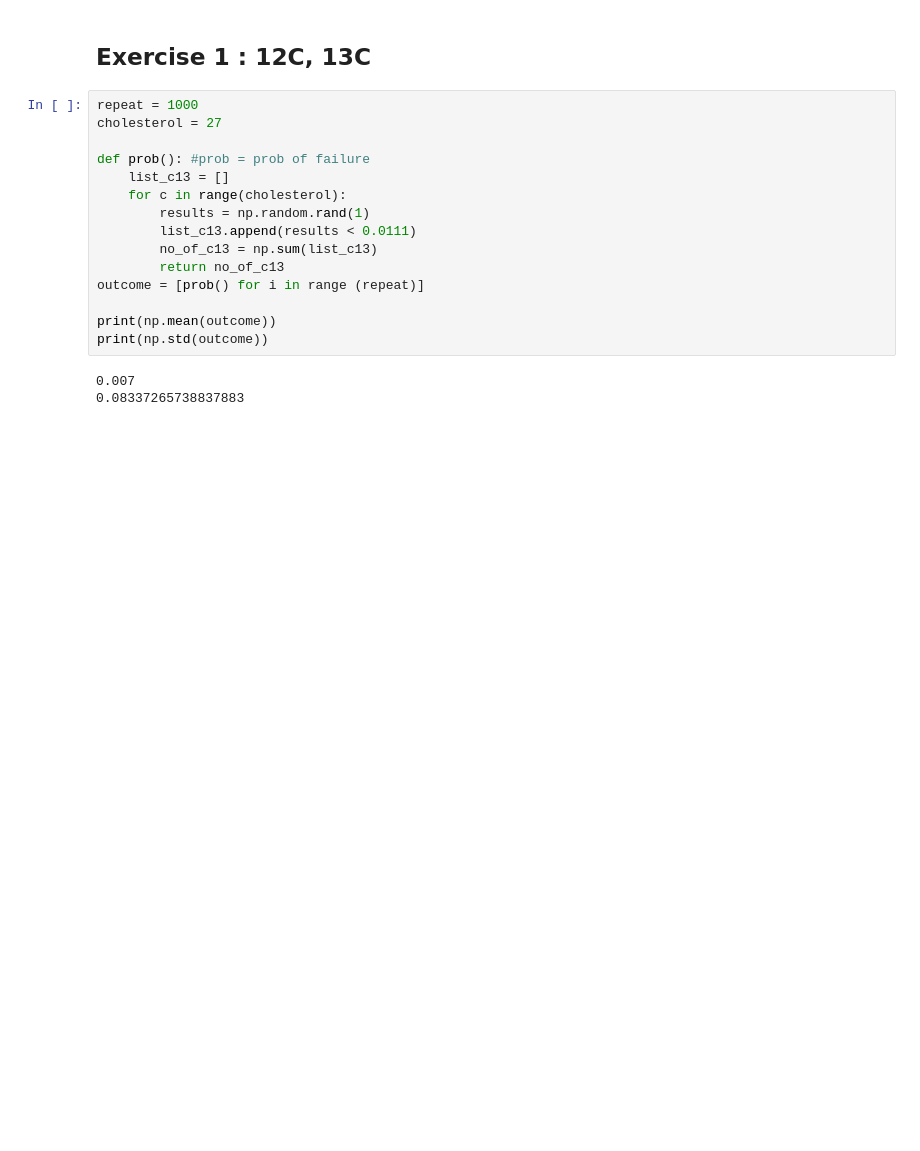
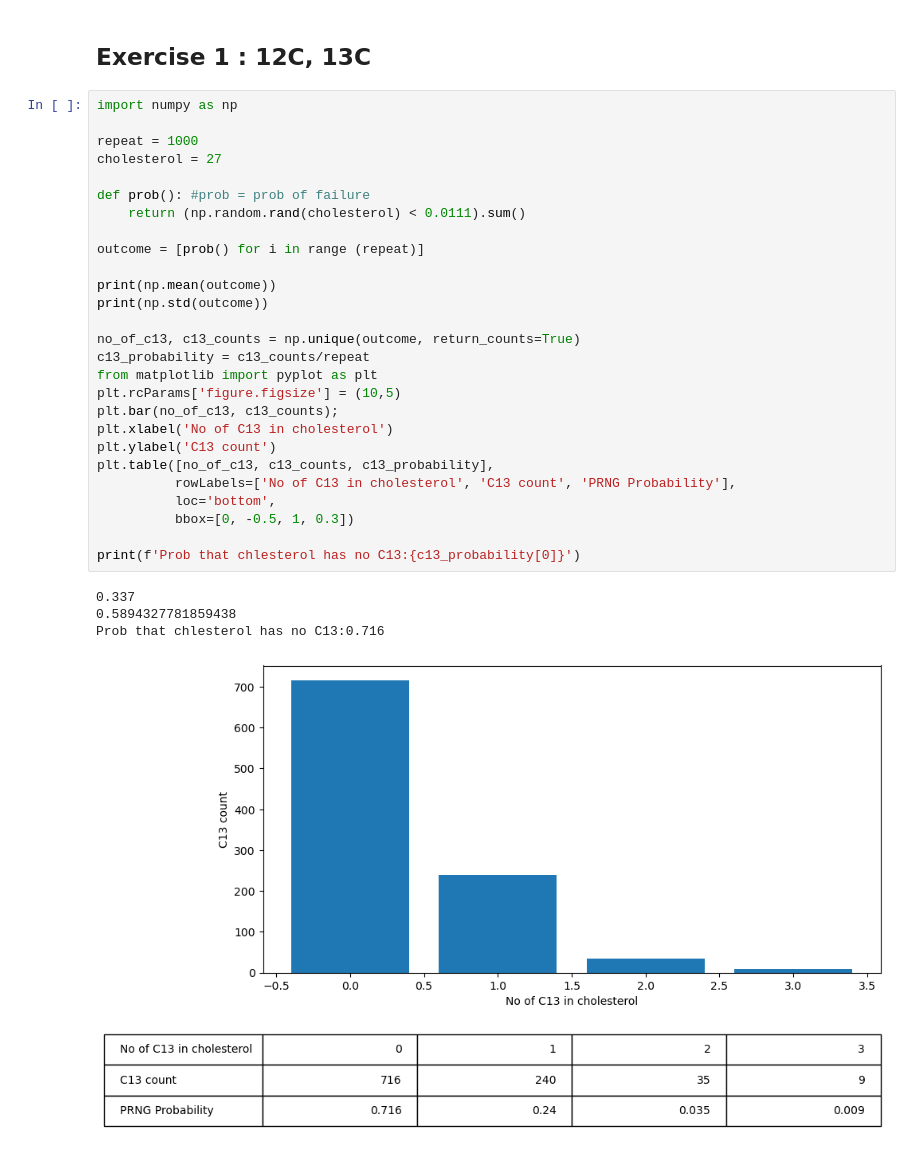
Before and after one commit to SPS-SP2273/learning-portfolio-Rizqancaffoor, a Jupyter notebook: random numbers/random_numbers_(need).ipynb, the cells around one changed output. Drawn from its saved outputs; the diff is of its cells as text; blank space fills up the shorter version.

```diff
--- a/random numbers/random_numbers_(need).ipynb
+++ b/random numbers/random_numbers_(need).ipynb
@@ -221,21 +221,35 @@ binomial_probabilities = binom.pmf(k=no_of_heads, n=10, p=.5)
 [figure]
 # %% [markdown]
 ## Exercise 1 :  12C, 13C
-# %%
-repeat = 1000
-cholesterol = 27
-
-def prob(): #prob = prob of failure
-    list_c13 = []
-    for c in range(cholesterol):
-        results = np.random.rand(1)
-        list_c13.append(results < 0.0111)
-        no_of_c13 = np.sum(list_c13)
-        return no_of_c13
-outcome = [prob() for i in range (repeat)]
-
-print(np.mean(outcome))
-print(np.std(outcome))
-# %% [output]
-0.007
-0.08337265738837883
+# %%
+import numpy as np
+
+repeat = 1000
+cholesterol = 27
+
+def prob(): #prob = prob of failure
+    return (np.random.rand(cholesterol) < 0.0111).sum()
+
+outcome = [prob() for i in range (repeat)]
+
+print(np.mean(outcome))
+print(np.std(outcome))
+
+no_of_c13, c13_counts = np.unique(outcome, return_counts=True)
+c13_probability = c13_counts/repeat
+from matplotlib import pyplot as plt
+plt.rcParams['figure.figsize'] = (10,5)
+plt.bar(no_of_c13, c13_counts);
+plt.xlabel('No of C13 in cholesterol')
+plt.ylabel('C13 count')
+plt.table([no_of_c13, c13_counts, c13_probability],
+          rowLabels=['No of C13 in cholesterol', 'C13 count', 'PRNG Probability'],
+          loc='bottom',
+          bbox=[0, -0.5, 1, 0.3])
+
+print(f'Prob that chlesterol has no C13:{c13_probability[0]}')
+# %% [output]
+0.337
+0.5894327781859438
+Prob that chlesterol has no C13:0.716
+[figure, added]
```
